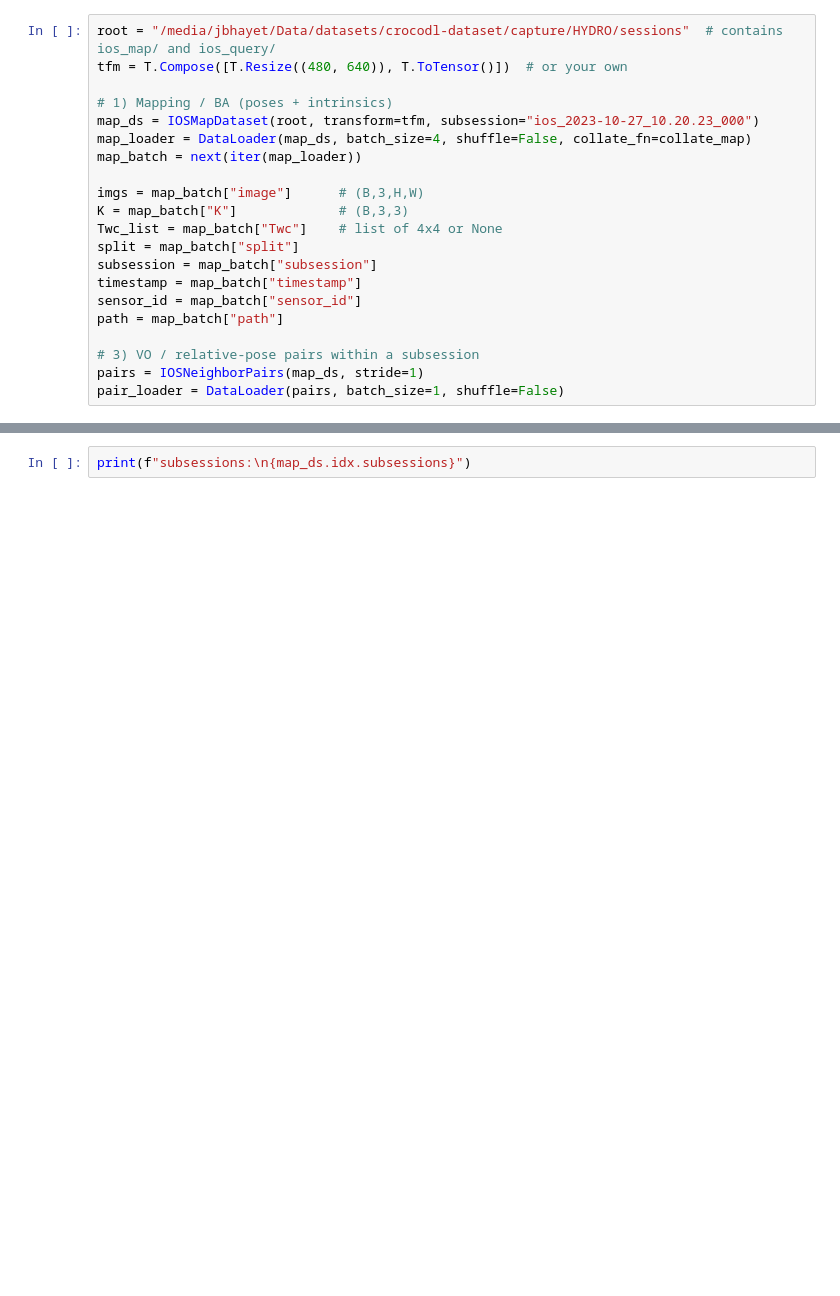
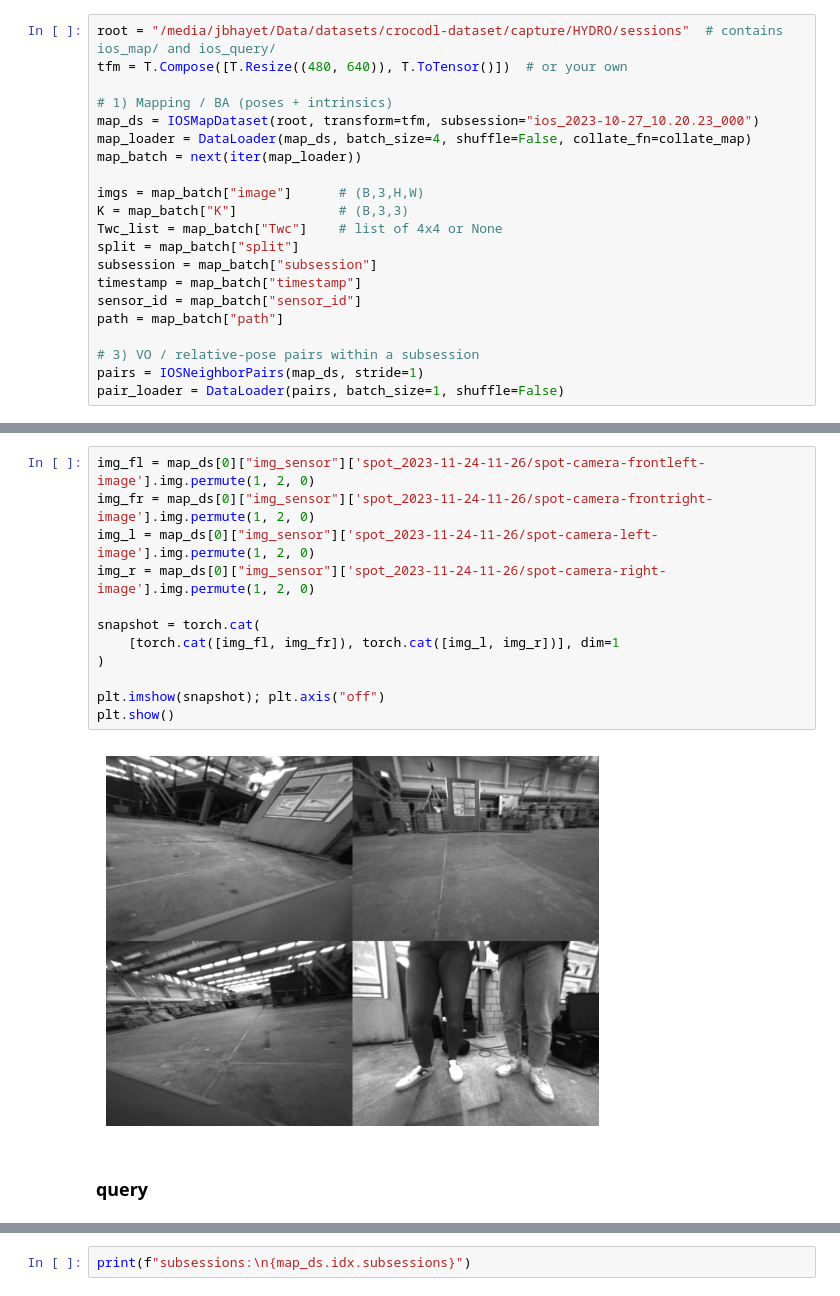
Before and after one commit to sergio-alberto-dlm/visual_localization, a Jupyter notebook: 1_feat_extract.ipynb, the cells around one changed output, grey strips where cells are left out. Saved outputs shown, nothing was run; the diff lists cells and outputs as text; blank space fills up the shorter version.

```diff
--- a/1_feat_extract.ipynb
+++ b/1_feat_extract.ipynb
@@ -30,0 +73,16 @@ pair_loader = DataLoader(pairs, batch_size=1, shuffle=False)
+# %%
+img_fl = map_ds[0]["img_sensor"]['spot_2023-11-24-11-26/spot-camera-frontleft-image'].img.permute(1, 2, 0)
+img_fr = map_ds[0]["img_sensor"]['spot_2023-11-24-11-26/spot-camera-frontright-image'].img.permute(1, 2, 0)
+img_l = map_ds[0]["img_sensor"]['spot_2023-11-24-11-26/spot-camera-left-image'].img.permute(1, 2, 0)
+img_r = map_ds[0]["img_sensor"]['spot_2023-11-24-11-26/spot-camera-right-image'].img.permute(1, 2, 0)
+
+snapshot = torch.cat(
+    [torch.cat([img_fl, img_fr]), torch.cat([img_l, img_r])], dim=1
+)
+
+plt.imshow(snapshot); plt.axis("off")
+plt.show()
+# %% [output]
+[figure, added]
+# %% [markdown]
+### query
```
Also changed, not shown: parts of 28 cells of this notebook.
